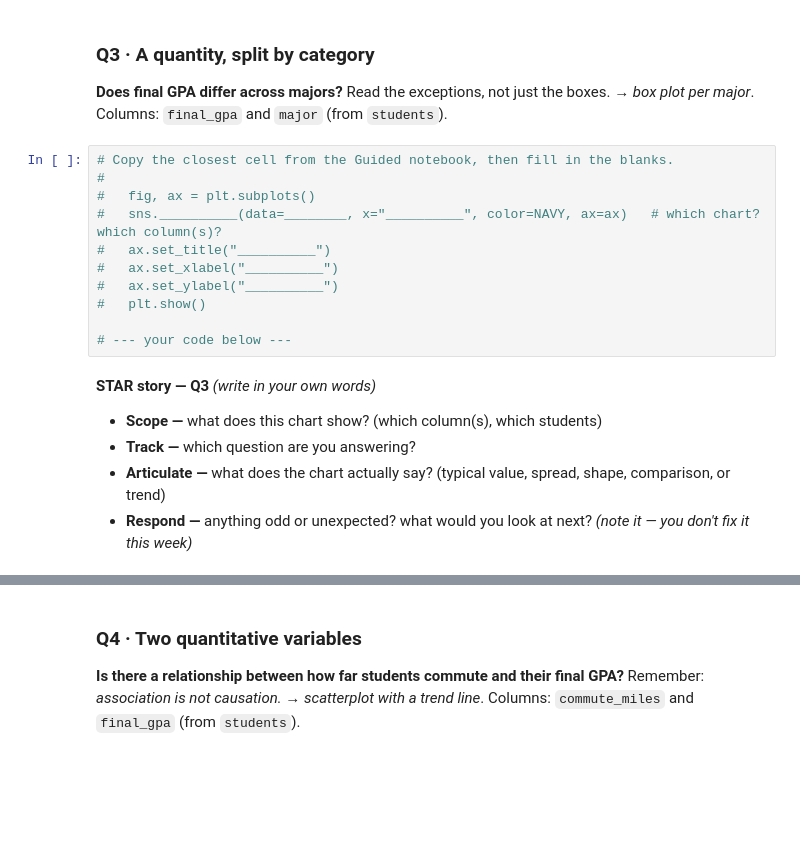
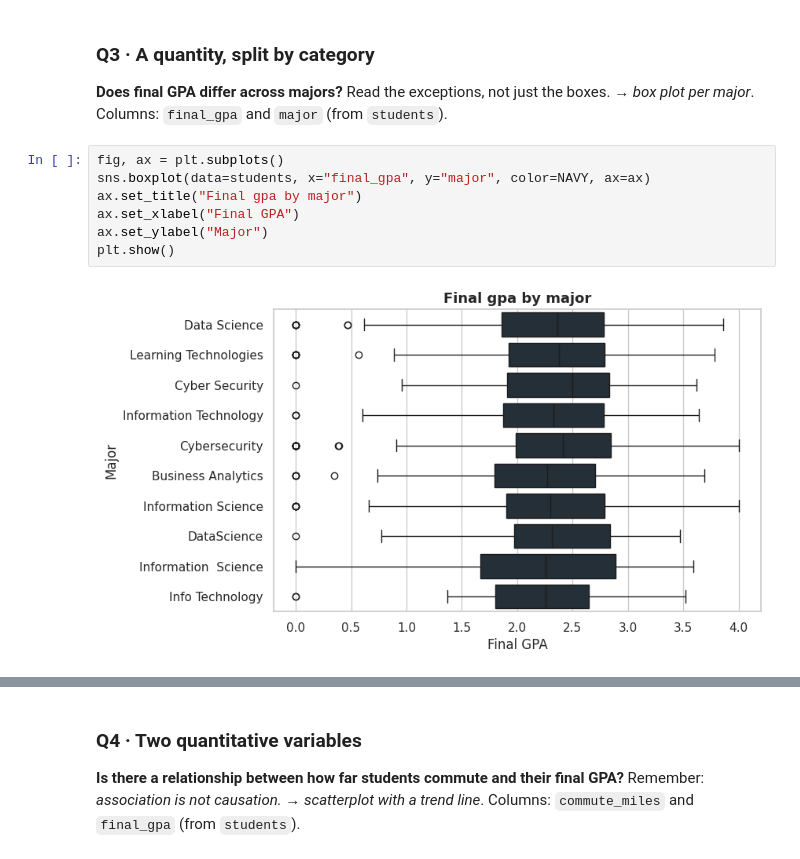
Before and after one commit to JJWest726/Jonathan_INFO4670_Fall2026, a Jupyter notebook: INFO4670_Week3_Assignment1.ipynb, the cells around one changed output, grey strips where cells are left out. Drawn from its saved outputs; the diff is of its cells as text; blank space fills up the shorter version.

```diff
--- a/INFO4670_Week3_Assignment1.ipynb
+++ b/INFO4670_Week3_Assignment1.ipynb
@@ -103,20 +128,11 @@ Build **one chart per question**. Each maps to one chart family from this week.
 **Does final GPA differ across majors?** Read the exceptions, not just the boxes.
 → *box plot per major*. Columns: `final_gpa` and `major` (from `students`).
 # %%
-# Copy the closest cell from the Guided notebook, then fill in the blanks.
-#
-#   fig, ax = plt.subplots()
-#   sns.__________(data=________, x="__________", color=NAVY, ax=ax)   # which chart? which column(s)?
-#   ax.set_title("__________")
-#   ax.set_xlabel("__________")
-#   ax.set_ylabel("__________")
-#   plt.show()
-
-# --- your code below ---
+fig, ax = plt.subplots()
+sns.boxplot(data=students, x="final_gpa", y="major", color=NAVY, ax=ax)
+ax.set_title("Final gpa by major")
+ax.set_xlabel("Final GPA")
+ax.set_ylabel("Major")
+plt.show()
+# %% [output]
+[figure, added]
-# %% [markdown]
-**STAR story — Q3** *(write in your own words)*
-
-- **Scope —** what does this chart show? (which column(s), which students)
-- **Track —** which question are you answering?
-- **Articulate —** what does the chart actually say? (typical value, spread, shape, comparison, or trend)
-- **Respond —** anything odd or unexpected? what would you look at next? *(note it — you don't fix it this week)*
```
Also changed, not shown: parts of 24 cells of this notebook.
